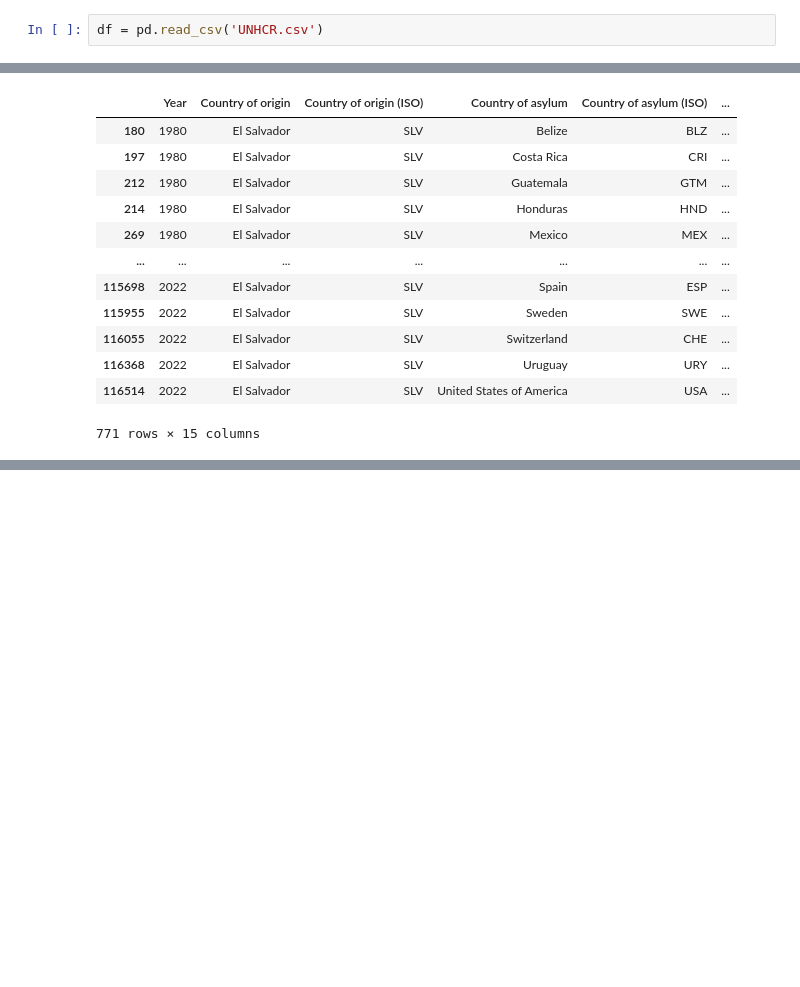
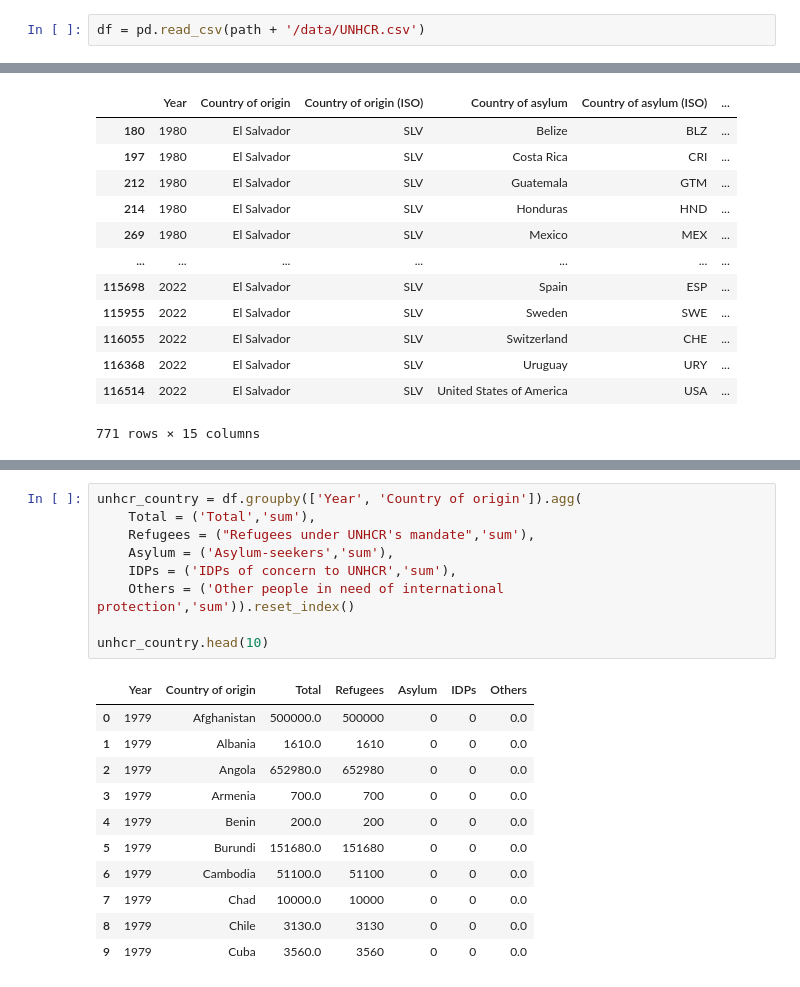
Before and after one commit to luisquinonesPR/thesis, a Jupyter notebook: UNHCR EDA.ipynb, the cells around one changed output, grey strips where cells are left out. Drawn from its saved outputs; the diff is of its cells as text; blank space fills up the shorter version.

```diff
--- a/UNHCR EDA.ipynb
+++ b/UNHCR EDA.ipynb
@@ -5,5 +7,5 @@ import os
 # %%
-df = pd.read_csv('UNHCR.csv')
+df = pd.read_csv(path + '/data/UNHCR.csv')
 # %%
 df.head(20)
 # %% [output]
@@ -278,0 +306,21 @@ df.loc[df['Country of origin (ISO)'] == 'SLV']
+# %%
+unhcr_country = df.groupby(['Year', 'Country of origin']).agg(
+    Total = ('Total','sum'),
+    Refugees = ("Refugees under UNHCR's mandate",'sum'),
+    Asylum = ('Asylum-seekers','sum'),
+    IDPs = ('IDPs of concern to UNHCR','sum'),
+    Others = ('Other people in need of international protection','sum')).reset_index()
+
+unhcr_country.head(10)
+# %% [output]
+|  | Year | Country of origin | Total | Refugees | Asylum | IDPs | Others |
+| 0 | 1979 | Afghanistan | 500000.0 | 500000 | 0 | 0 | 0.0 |
+| 1 | 1979 | Albania | 1610.0 | 1610 | 0 | 0 | 0.0 |
+| 2 | 1979 | Angola | 652980.0 | 652980 | 0 | 0 | 0.0 |
+| 3 | 1979 | Armenia | 700.0 | 700 | 0 | 0 | 0.0 |
+| 4 | 1979 | Benin | 200.0 | 200 | 0 | 0 | 0.0 |
+| 5 | 1979 | Burundi | 151680.0 | 151680 | 0 | 0 | 0.0 |
+| 6 | 1979 | Cambodia | 51100.0 | 51100 | 0 | 0 | 0.0 |
+| 7 | 1979 | Chad | 10000.0 | 10000 | 0 | 0 | 0.0 |
+| 8 | 1979 | Chile | 3130.0 | 3130 | 0 | 0 | 0.0 |
+| 9 | 1979 | Cuba | 3560.0 | 3560 | 0 | 0 | 0.0 |
```
Also changed, not shown: parts of 9 cells of this notebook, 1 other file.
